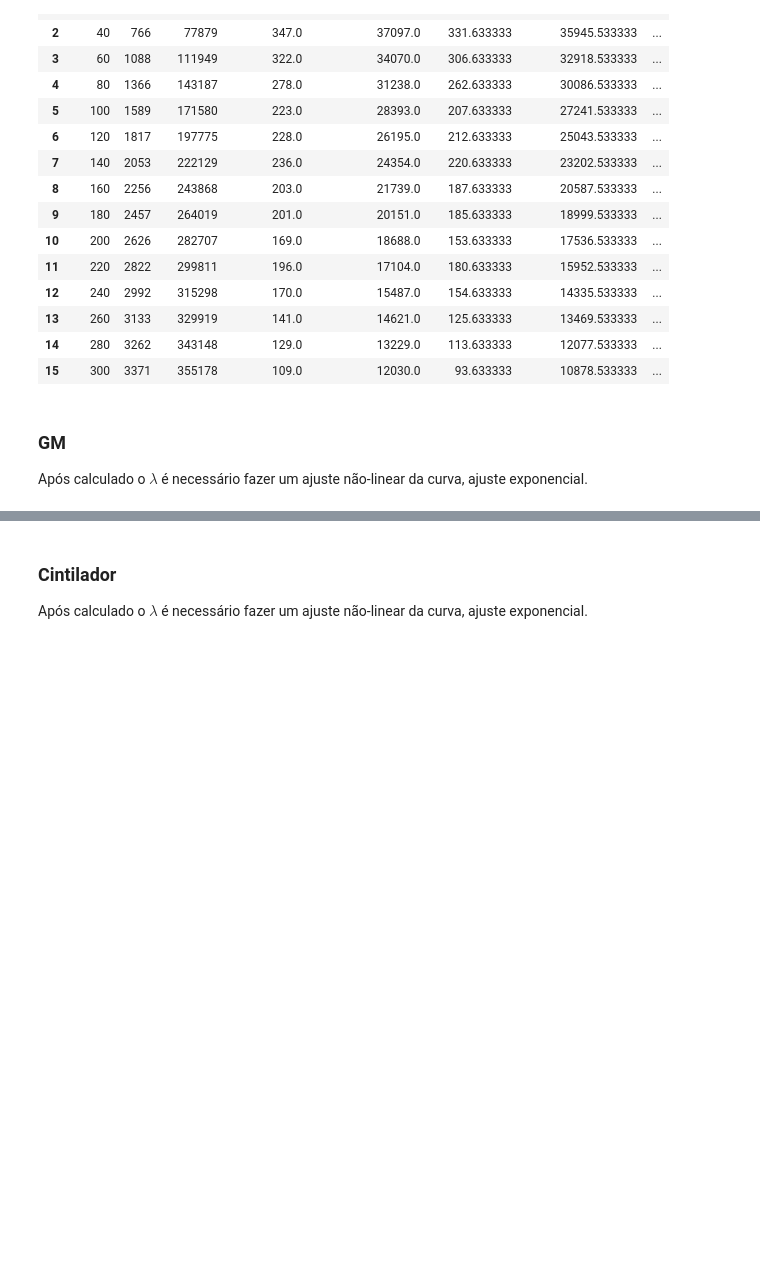
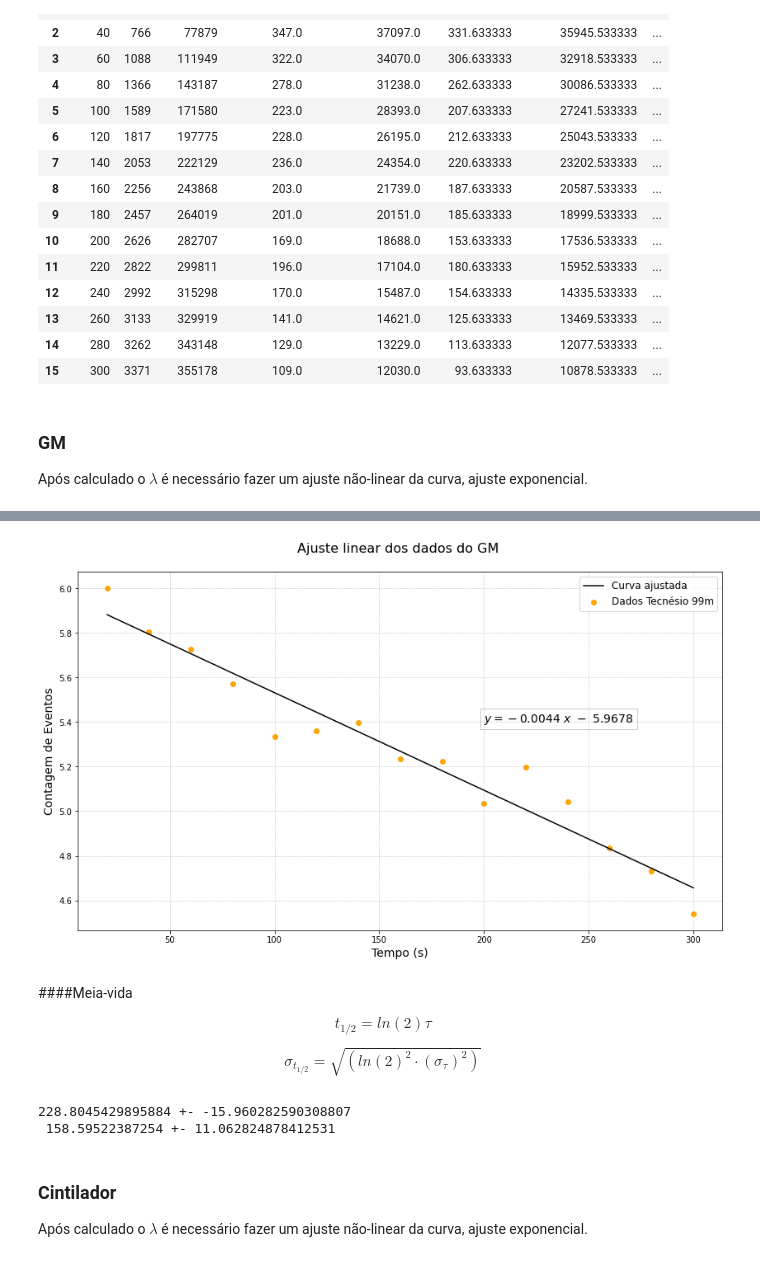
Before and after one commit to goulartsursula/DisciplinasUERJ, a Jupyter notebook: Estrutura da Materia 3/MeiaVida_Bario137.ipynb, the cells around one changed output, grey strips where cells are left out. Drawn from its saved outputs; the diff is of its cells as text; code cells hidden in the pictures; blank space fills up the shorter version.

```diff
--- a/Estrutura da Materia 3/MeiaVida_Bario137.ipynb
+++ b/Estrutura da Materia 3/MeiaVida_Bario137.ipynb
@@ -103,3 +134,33 @@ mv_gm
+# %%
+fig, ax = plt.subplots(1, figsize=(14,8))
+
+plt.plot(data['Tempo'], parametros1[0]*data['Tempo']+parametros1[2], c='black', label='Curva ajustada')
+plt.scatter(data['Tempo'], data['LogTaxaGM'], c='orange', label='Dados Tecnésio 99m')
+plt.title('Ajuste linear dos dados do GM \n', fontsize='16')
+plt.xlabel('Tempo (s)', fontsize='14')
+plt.ylabel('Contagem de Eventos', fontsize='14')
+ax.text(200, 5.4, '$y = -0.0044 \ x \ - \ 5.9678$',fontsize=14, bbox = dict(boxstyle='square', fc='none', ec='black',alpha=0.2))
+plt.legend(fontsize='12')
+plt.grid(linestyle='dotted')
+# %% [output]
+[figure, added]
+# %% [markdown]
+####Meia-vida
+
+$$t_{1/2} = ln(2) \tau$$
+
+$$\sigma_{t_{1/2}}= \sqrt{(ln(2)^2 \cdot (\sigma_{\tau})^2)}$$
+# %%
+tau = abs(1/(parametros1[0]))
+erro_tau = (parametros1[1]/parametros1[0]) * tau
+
+meiavida = abs(np.log(2) * tau)
+erro_meiavida = np.sqrt(np.power(np.log(2), 2) * np.power(erro_tau, 2))
+
+print(tau, '+-', erro_tau,'\n', meiavida, '+-', erro_meiavida)
+# %% [output]
+228.8045429895884 +- -15.960282590308807
+ 158.59522387254 +- 11.062824878412531
 # %% [markdown]
 ### Cintilador
 
```
Also changed, not shown: parts of 19 cells of this notebook.
